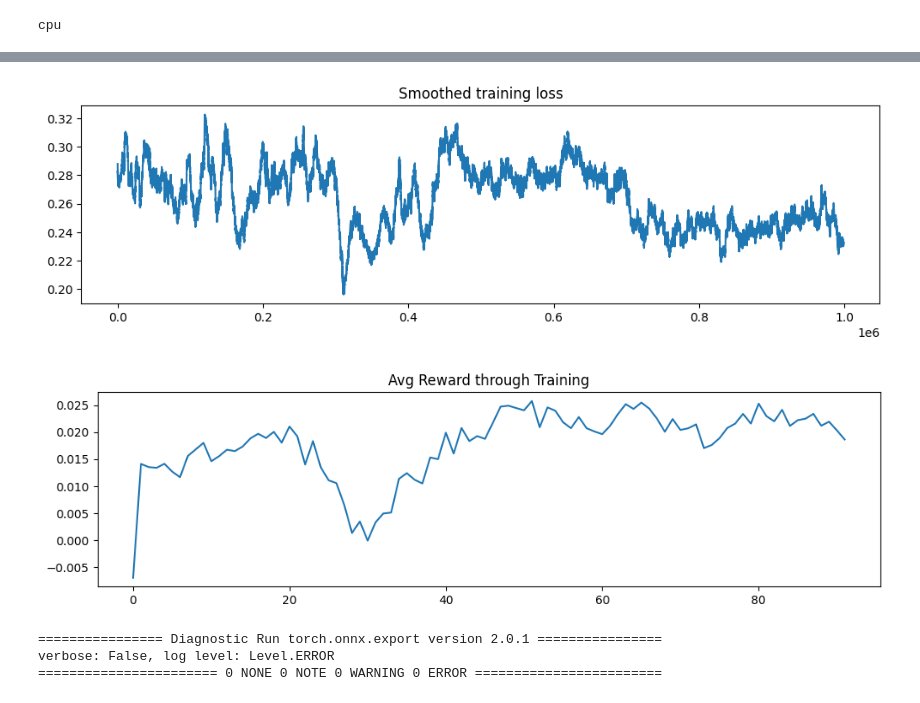
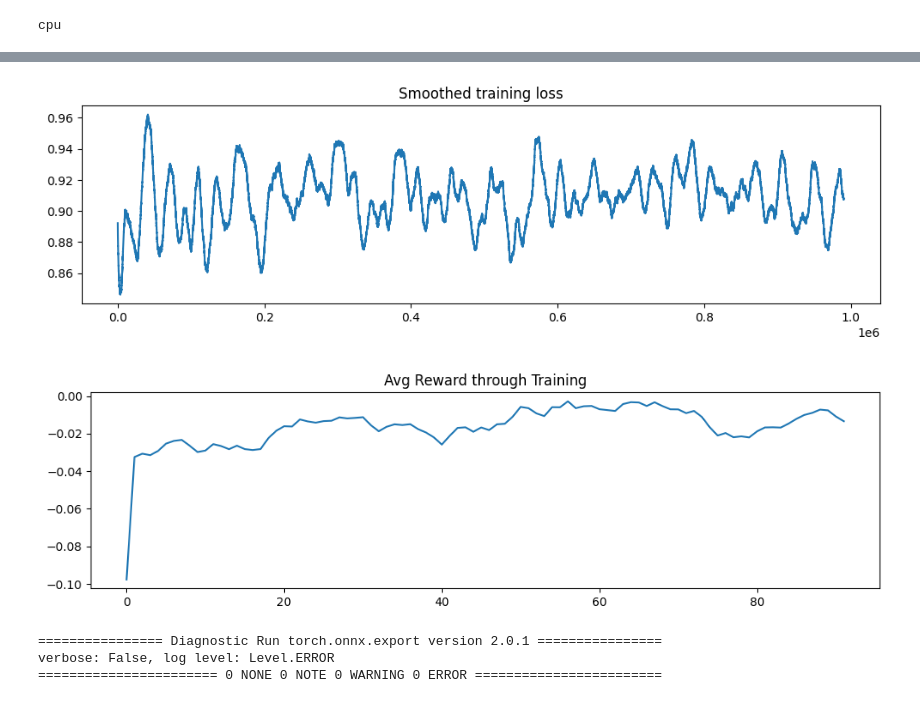
Before and after one commit to petersim1/Blackjack_RL, a Jupyter notebook: Deep_Learning.ipynb, the cells around one changed output, grey strips where cells are left out. Saved outputs shown, nothing was run; the diff lists cells and outputs as text; code cells hidden in the pictures.

Commit message:
revert back to explicit masking, update modules for this, rerun model

```diff
--- a/Deep_Learning.ipynb
+++ b/Deep_Learning.ipynb
@@ -100,14 +115,14 @@ def get_current_decay_value(max_val, decay_factor, n):
 
 REPLAY_SIZE = 10_000
 MIN_REPLAY_SIZE = 1_000 # this won't be hit exactly due to splitting during gameplay.
-GAMMA = 0.99
+GAMMA = 0.95
 
 TARGET_UPDATE_FREQ = 5_000
 N_EPOCHS = 1_000_000
 EVAL_EVERY = 10_000
-BATCH_SIZE = 32
+BATCH_SIZE = 16
 
-LR = 0.01
+LR = 0.001
 LR_MIN = 0.0001
 EPS_MIN = .1
 
@@ -115,7 +130,8 @@ EPS_DECAY = get_decay_factor(1, EPS_MIN, N_EPOCHS)
 LR_DECAY = get_decay_factor(LR, LR_MIN, N_EPOCHS)
 
 USE_COUNT = False
-IMPLICIT_MASKING = True
+
+method = "softmax" # can be epsilon or softmax.
 # %%
 # Forcefully inject infrequently visited player card combos during training.
 
@@ -125,9 +141,9 @@ for c in [2,3,4,5,6,7,8,9,10,"A"]:
 for c in [2,3,4,5,6,7,8,9,10]:
     cards_force.append([Card(suit=SuitEnum.clubs, card="A"), Card(suit=SuitEnum.clubs, card=c)])
 # %%
-hidden_layers = [100, 50]
+hidden_layers = [50, 25]
 
-input_dim = 3 + int(USE_COUNT) + 2 * int(IMPLICIT_MASKING)
+input_dim = 3 + 0 + int(USE_COUNT)
 online_net = Net(input_dim, hidden_layers=hidden_layers)
 target_net = Net(input_dim, hidden_layers=hidden_layers)
 
@@ -136,10 +152,10 @@ trainer = Trainer(
     target_net=target_net,
     replay_size=REPLAY_SIZE,
     include_count=USE_COUNT,
-    implicit_masking=IMPLICIT_MASKING
 )
 
-loss_fct = nn.SmoothL1Loss()
+# loss_fct = nn.SmoothL1Loss()
+loss_fct = nn.MSELoss()
 optimizer = torch.optim.Adam(online_net.parameters(), lr=LR)
 scheduler = torch.optim.lr_scheduler.ExponentialLR(optimizer, gamma=(1 - LR_DECAY))
 
@@ -164,10 +180,17 @@ for step in range(N_EPOCHS):
 
     eps = get_current_decay_value(1, EPS_DECAY, step)
 
-    method = "random" if np.random.sample() < eps else "argmax"
-    # method = "softmax" # can comment this out if you which to use epsilon-greedy
+    m = method
+    if method == "epsilon":
+        m = "random" if np.random.sample() < eps else "argmax"
 
-    trainer.update_buffer(blackjack=blackjack, method=method)
+    # forceful injection of infrequent player cards into the initial deal.
+    forced_cards = []
+    if not step % 10:
+        forced_cards_i = np.random.choice(len(cards_force))
+        forced_cards = cards_force[forced_cards_i]
+
+    trainer.update_buffer(blackjack=blackjack, method=m, force_cards=forced_cards)
 
     loss_epoch = trainer.train_epoch(
         batch_size=BATCH_SIZE,
@@ -226,18 +249,18 @@ Net(
 )
 # %%
 plt.figure(figsize=(12,3))
-plt.plot(np.convolve(training_loss, np.ones(1000)/1000, mode="valid"))
+plt.plot(np.convolve(training_loss, np.ones(10000)/10000, mode="valid"))
 plt.title("Smoothed training loss")
 # plt.vlines(range(len(training_loss))[::1000], ymin=.25, ymax=.55)
 plt.show()
 
 plt.figure(figsize=(12,3))
 plt.plot(np.convolve(mean_rewards, np.ones(10)/10, mode="valid"))
 plt.title("Avg Reward through Training")
 plt.show()
 # %% [output]
-[figure, old version]
+[figure, new version]
-[figure, old version]
+[figure, new version]
 # %%
 torch.save(network.state_dict(), "./models/deep_q.pt")
 
```
Also changed, not shown: parts of 12 cells of this notebook, 9 other files.
